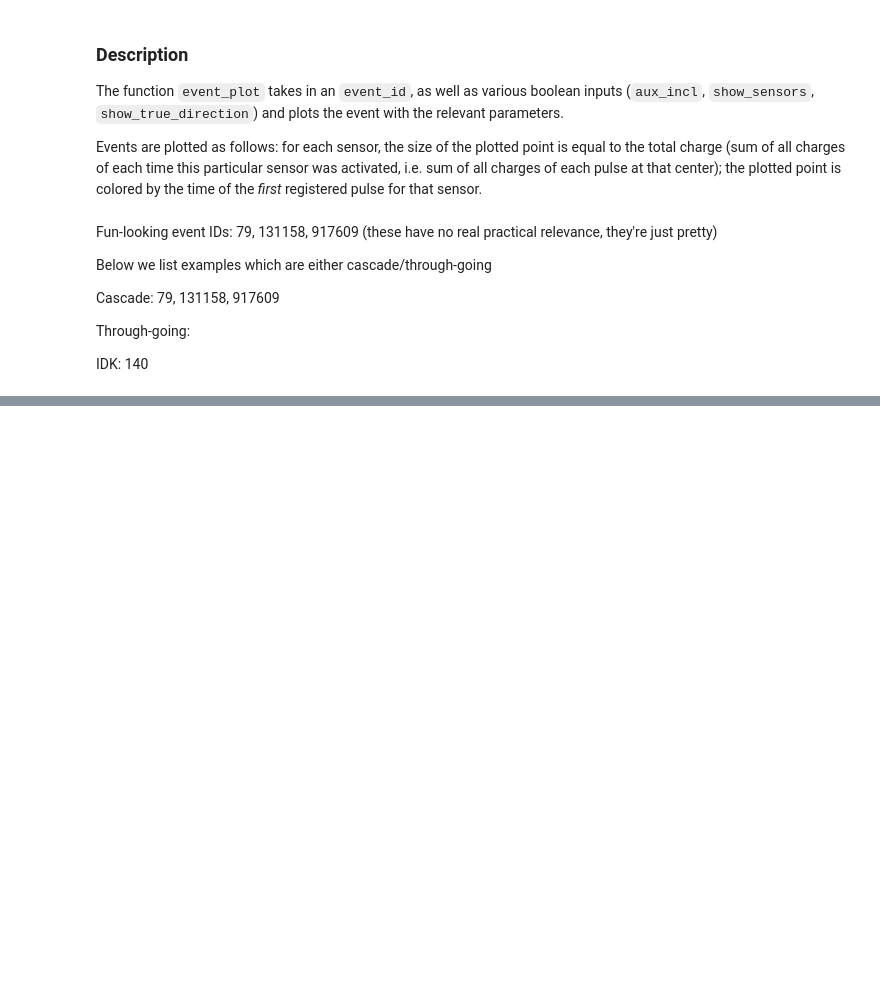
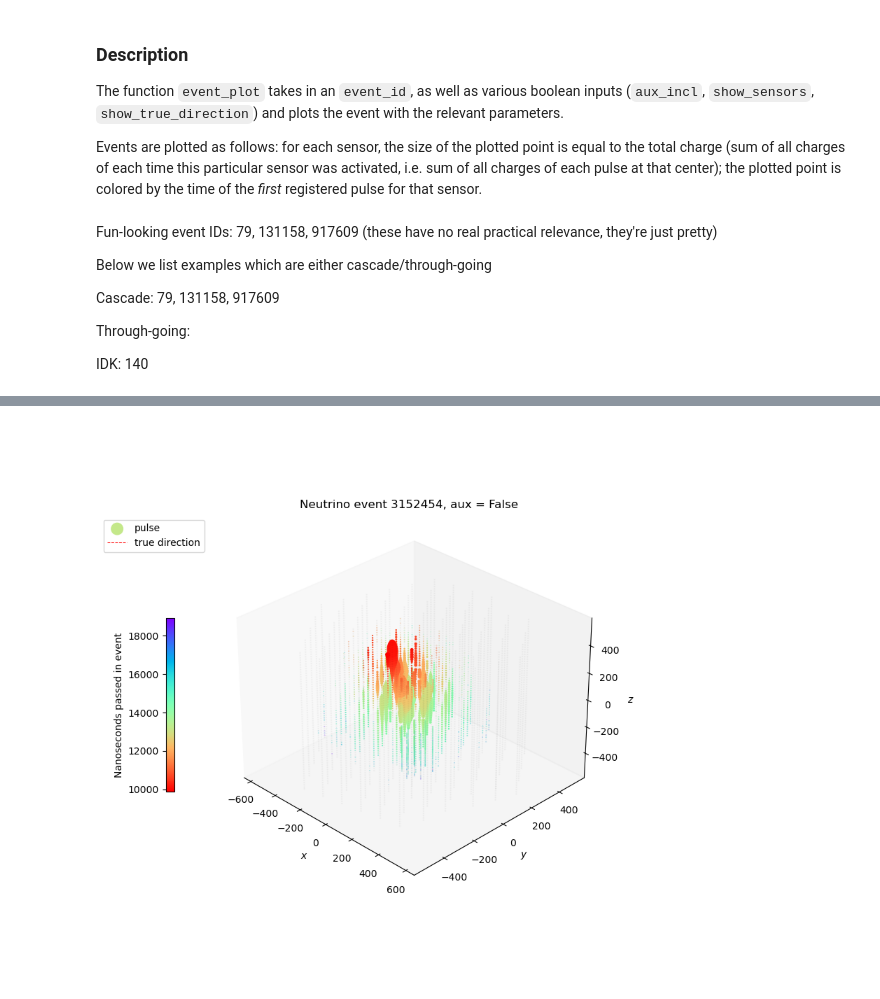
Before and after one commit to kdv97/ice-cube, a Jupyter notebook: Exploratory Data Analysis/event_plotting.ipynb, the cells around one changed output, grey strips where cells are left out. Saved outputs shown, nothing was run; the diff lists cells and outputs as text; code cells hidden in the pictures; blank space fills up the shorter version.

```diff
--- a/Exploratory Data Analysis/event_plotting.ipynb
+++ b/Exploratory Data Analysis/event_plotting.ipynb
@@ -24,11 +24,19 @@ import matplotlib.pyplot as plt
 # %%
 # Load data
-batch1 = pd.read_parquet('../batches_train/batch_1_repartitions/part.0.parquet')
-sensor_geom = pd.read_csv('../sensor_geometry.csv')
-event_ids = list(set(batch1.index))
+#Ben
+batch1 = pd.read_parquet('/opt/app/data/erdos-data/train/batch_1.parquet')
+sensor_geom = pd.read_csv('/opt/app/data/erdos-data/sensor_geometry.csv')
+
+#Chris
+# batch1 = pd.read_parquet('../batches_train/batch_1_repartitions/part.0.parquet')
+# sensor_geom = pd.read_csv('../sensor_geometry.csv')
+# event_ids = list(set(batch1.index))
 # %%
 # Load metadata
-# meta = pd.read_parquet('../batches_train/train_meta.parquet/')
+#Ben
+meta = pd.read_parquet('/opt/app/data/erdos-data/train_meta.parquet')
+#Chris
+#meta = pd.read_parquet('../batches_train/train_meta.parquet/')
 # %%
 # Make a function that outputs (x,y,z) for a sensor_id input
 def id_to_xyz(sen):
@@ -71,7 +79,7 @@ def event_plot(eventid,
     im = ax.scatter(xs, ys, zs,
                     c=times,
                     cmap='rainbow_r',
-                    s=10*sizes,
+                    s=.010*sizes,
                     zorder=2,
                     label='pulse',
                     alpha=1)
@@ -135,5 +143,5 @@ def event_plot(eventid,
 
     plt.show()
 # %%
-event_plot(79, show_sensors=True, aux_incl=False, show_true_direction=True)
+event_plot(3152454, show_sensors=True, aux_incl=False, show_true_direction=True)
 # %% [output]
@@ -143,0 +148 @@ Did you load meta data and name it 'meta'?
+[figure, added]
```
Also changed, not shown: parts of 2 cells of this notebook, 2 other files.
